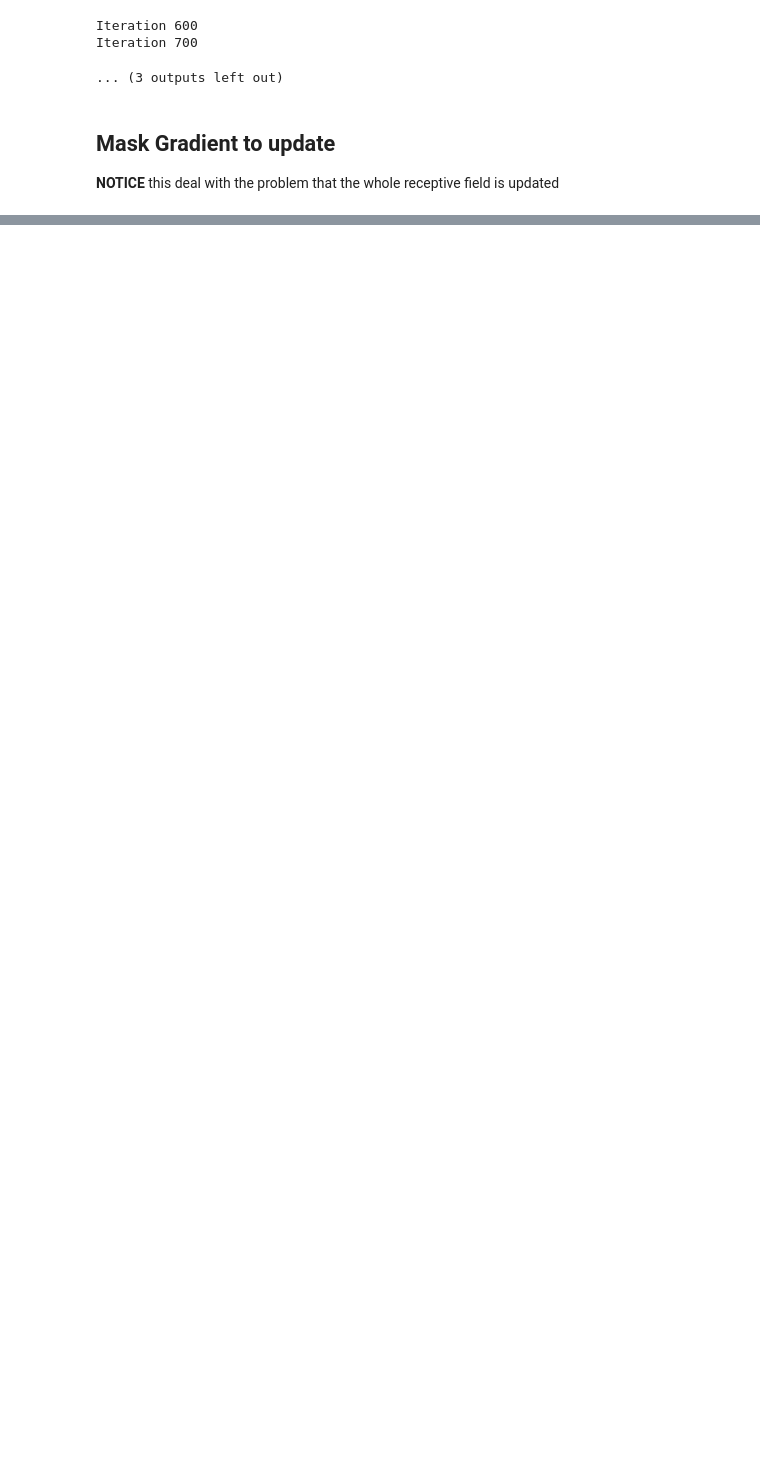
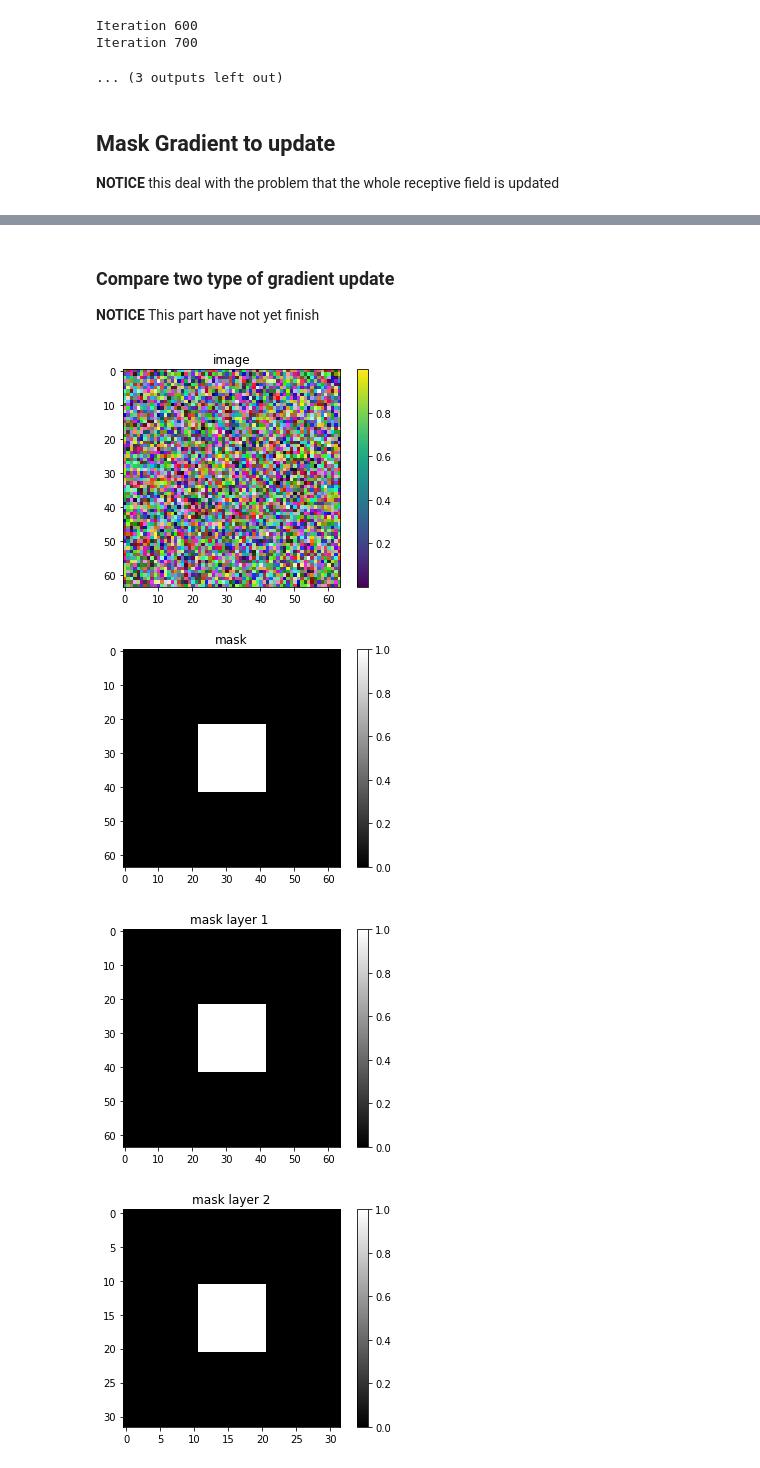
Before and after one commit to XiaoSong9905/Deep-Painterly-Harmonization-in-PyTorch, a Jupyter notebook: back propagation on mask example.ipynb, the cells around one changed output, grey strips where cells are left out. Drawn from its saved outputs; the diff is of its cells as text; code cells hidden in the pictures; blank space fills up the shorter version.

Commit message:
update notebook on gradient bp

```diff
--- a/back propagation on mask example.ipynb
+++ b/back propagation on mask example.ipynb
@@ -238,0 +522,46 @@ Iteration 900
+# %% [markdown]
+### Compare two type of gradient update
+
+**NOTICE** This part have not yet finish
+# %%
+# Image
+img = torch.rand((1, 3, 64, 64))
+img = nn.Parameter(img)
+plt.figure()
+plt.title('image')
+plt.imshow(tensor_to_np_img(img))
+plt.colorbar()
+plt.show()
+
+
+# Mask
+mask = torch.zeros((1, 1, img.shape[2], img.shape[3]))
+mask[0, 0, 22:42, 22:42] = 1
+mask_img = mask.expand_as(img)
+
+plt.figure()
+plt.title('mask')
+plt.imshow(mask[0,0,:,:], cmap='gray')
+plt.colorbar()
+plt.show()
+
+mask_layer_1 = mask
+mask_layer_2 = torch.zeros((1, 1, 32, 32))
+mask_layer_2[0, 0, 11:21, 11:21] = 1
+
+plt.figure()
+plt.title('mask layer 1 ')
+plt.imshow(mask_layer_1[0,0,:,:], cmap='gray')
+plt.colorbar()
+plt.show()
+
+plt.figure()
+plt.title('mask layer 2')
+plt.imshow(mask_layer_2[0,0,:,:], cmap='gray')
+plt.colorbar()
+plt.show()
+# %% [output]
+[figure, added]
+[figure, added]
+[figure, added]
+[figure, added]
```
Also changed, not shown: parts of 22 cells of this notebook.
